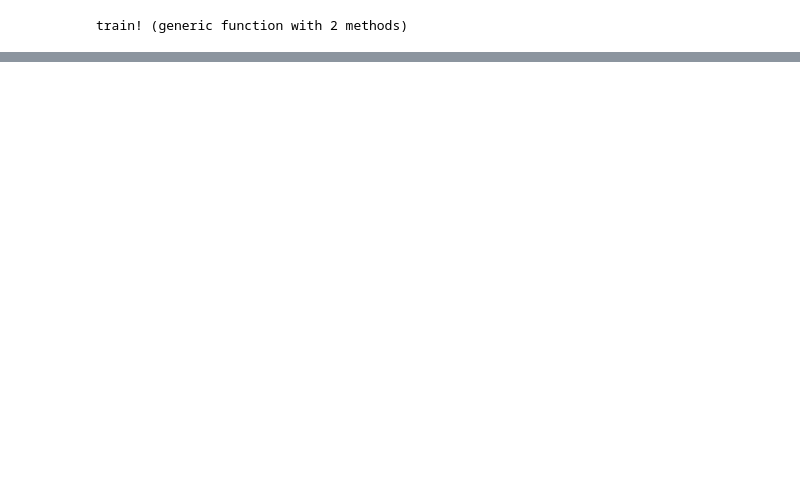
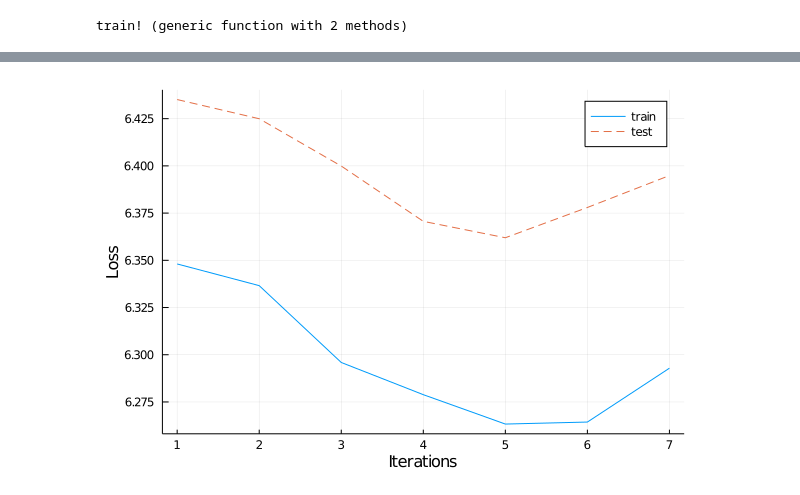
Before and after one commit to bcsefercik/yolo-julia, a Jupyter notebook: ijulia_notebooks/test_train.ipynb, the cells around one changed output, grey strips where cells are left out. Drawn from its saved outputs; the diff is of its cells as text; code cells hidden in the pictures; blank space fills up the shorter version.

Commit message:
train method implementation

```diff
--- a/ijulia_notebooks/test_train.ipynb
+++ b/ijulia_notebooks/test_train.ipynb
@@ -23,5 +23,5 @@ using Knet
 # %%
 include("../coco2014.jl")
 
-od = load_data("../overfit_data.jld2");
+od = load_data("../dataset/overfit_data.jld2");
 # %% [output]
@@ -250,0 +86,7 @@ Iter: 105 550.5226210942187
+# %%
+function save_model(model::Darknet, filename::String)
+    FileIO.save(filename, "darknet59", model)
+    @info "Saved to: $filename."
+end
+
+save_model(darknet, "../overfit_model_20201228.jld2")
@@ -251,3 +205,8 @@ Iter: 105 550.5226210942187
+# %%
+plot(1:length(val_loss), log.(trn_loss), label="train", xlabel="Iterations", ylabel="Loss")
+display(plot!(1:length(val_loss), log.(val_loss), label="test"))
+# %% [output]
+[figure, added]
 # %%
 plot(iters, log.(trnloss), label="train", xlabel="Iterations", ylabel="Loss")
 display(plot!(iters, log.(tstloss), label="test"))
```
Also changed, not shown: parts of 20 cells of this notebook.
